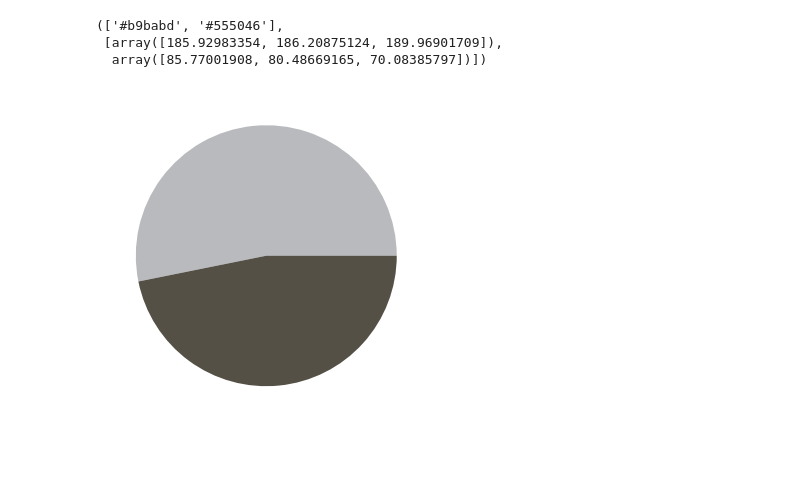
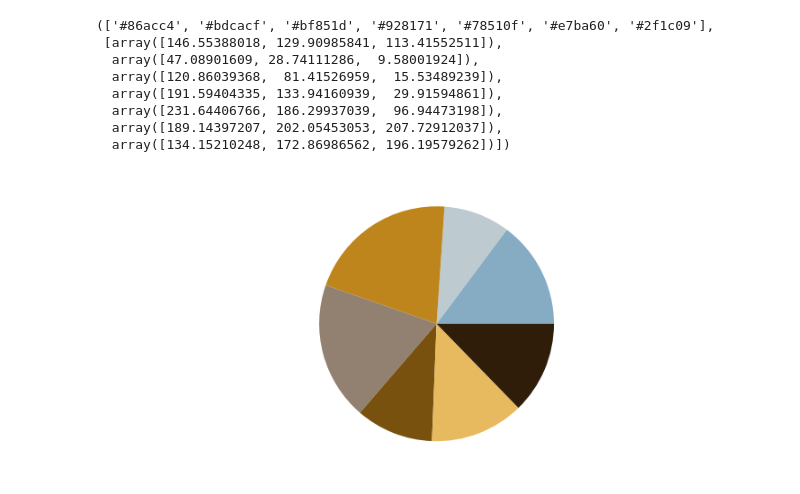
Before and after one commit to Viktorens/Portfolio_Website, a Jupyter notebook: js/imageColorPicker.ipynb, the cells around one changed output. Saved outputs shown, nothing was run; the diff lists cells and outputs as text; code cells hidden in the pictures; blank space fills up the shorter version.

```diff
--- a/js/imageColorPicker.ipynb
+++ b/js/imageColorPicker.ipynb
@@ -1,9 +1,9 @@
 # %%
 from sklearn.cluster import KMeans
 import matplotlib.pyplot as plt
-import cv2
 from collections import Counter
-import json
+from json import JSONEncoder
+import cv2, json, math, codecs, numpy, colorsys
 
 %matplotlib inline
 
@@ -40,40 +40,59 @@ def get_colors(image, number_of_colors, show_chart):
    :return: the HEX and RGB color codes
    """
     # resizing image to reduce run time
     modified_image = cv2.resize(
         image, (1000, 1000), interpolation=cv2.INTER_AREA)
     modified_image = modified_image.reshape(
         modified_image.shape[0]*modified_image.shape[1], 3)
 
     # KMeans algorithm creates clusters of colors
     colorCluster = KMeans(n_clusters=number_of_colors)
     labels = colorCluster.fit_predict(modified_image)
 
     # counting number of labels
     counts = Counter(labels)
     center_colors = colorCluster.cluster_centers_
 
     # We get ordered colors by iterating through the keys
     ordered_colors = [center_colors[i] for i in counts.keys()]
     hex_colors = [rgbToHex(ordered_colors[i]) for i in counts.keys()]
     rgb_colors = [ordered_colors[i] for i in counts.keys()]
 
     # showing pie chart
     if (show_chart):
         plt.figure(figsize=(8, 6))
-        plt.pie(counts.values(), labels=hex_colors,
+        plt.pie(counts.values(), labels=rgb_colors,
                 colors=hex_colors, textprops={'color': "w"})
 
-    # saving the HEX color codes in a json file
+    # Function for luminosity sorting
+    def lum (r,g,b):
+        return math.sqrt( .241 * r + .691 * g + .068 * b )
+    rgb_colors_luminositySorted = rgb_colors.sort(key=lambda rgb: lum(*rgb)    )
+
+    # HSV sorting
+    rgb_colors_hsvSorted = rgb_colors.sort(key=lambda rgb: colorsys.rgb_to_hsv(*rgb)    )
+
+    # encode numpy array into json
+    class NumpyArrayEncoder(JSONEncoder):
+        def default(self, obj):
+            if isinstance(obj, numpy.ndarray):
+                return obj.tolist()
+            return JSONEncoder.default(self, obj)
+
+    # saving the colors in a json file
     with open('colors.json', 'w') as f:
-        json.dump(hex_colors, f)
+        json.dump(rgb_colors_hsvSorted, f,  cls=NumpyArrayEncoder)
 
-    return hex_colors, rgb_colors
+    return hex_colors, rgb_colors_hsvSorted
 
-
-get_colors(get_image('../img/backgroundPicture.jpg'), 2, True)
+get_colors(get_image('../img/backgroundPicture.jpg'), 7, True)
 # %% [output]
-(['#b9babd', '#555046'],
- [array([185.92983354, 186.20875124, 189.96901709]),
-  array([85.77001908, 80.48669165, 70.08385797])])
+(['#86acc4', '#bdcacf', '#bf851d', '#928171', '#78510f', '#e7ba60', '#2f1c09'],
+ [array([146.55388018, 129.90985841, 113.41552511]),
+  array([47.08901609, 28.74111286,  9.58001924]),
+  array([120.86039368,  81.41526959,  15.53489239]),
+  array([191.59404335, 133.94160939,  29.91594861]),
+  array([231.64406766, 186.29937039,  96.94473198]),
+  array([189.14397207, 202.05453053, 207.72912037]),
+  array([134.15210248, 172.86986562, 196.19579262])])
-[figure, old version]
+[figure, new version]
```
Also changed, not shown: 5 other files.
